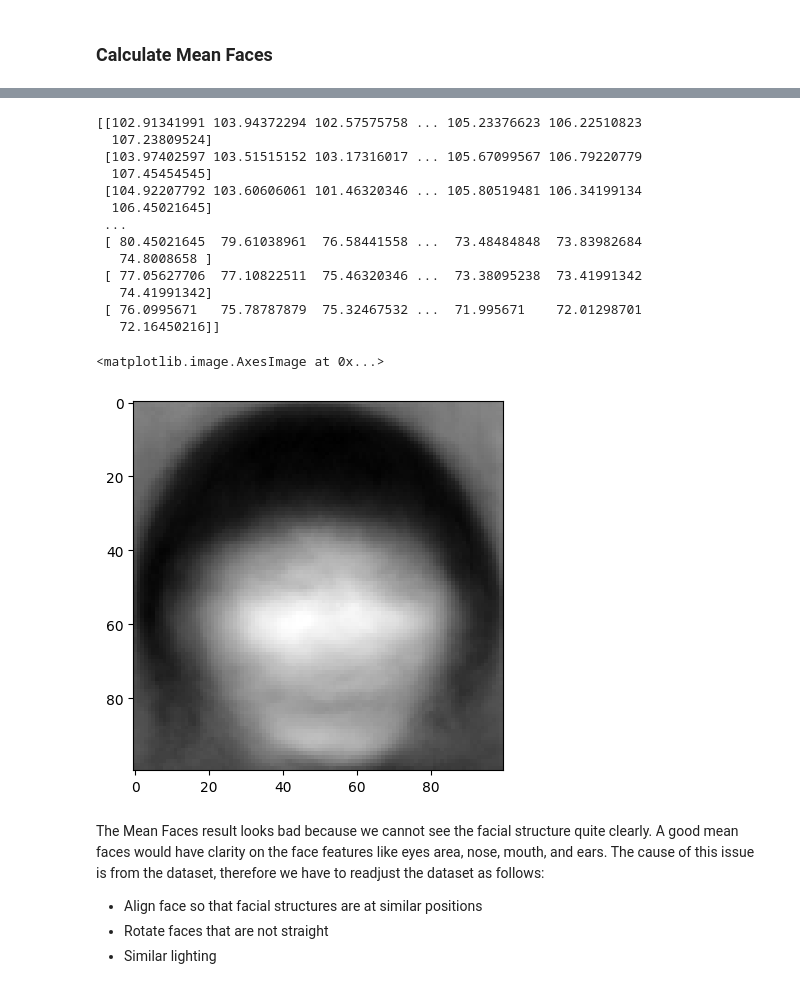
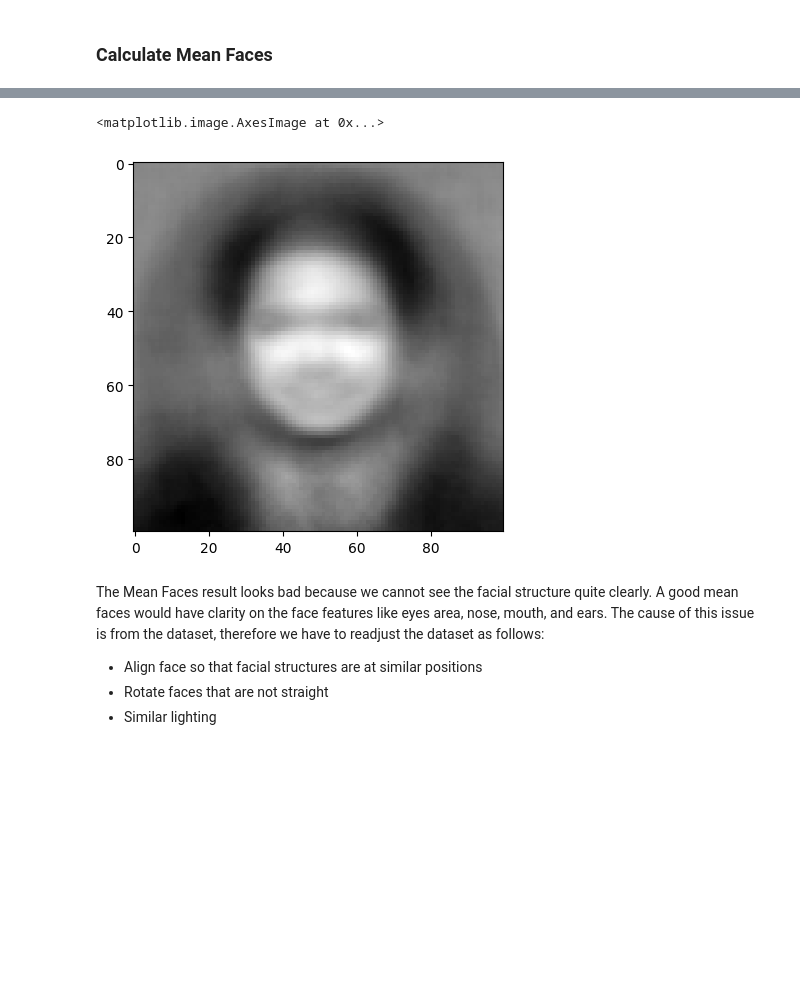
Before and after one commit to ReinerJasin/face_recognition_eigenfaces, a Jupyter notebook: project/face_recognition.ipynb, the cells around one changed output, grey strips where cells are left out. Cells and saved outputs as stored; diff of their text form; code cells hidden in the pictures; blank space fills up the shorter version.

```diff
--- a/project/face_recognition.ipynb
+++ b/project/face_recognition.ipynb
@@ -219,34 +208,23 @@ image_list.shape
 # %%
-mean_faces = []
+# mean_faces = []
 
-for pixel in np.arange(image_list.shape[1]):
-    mean_pixel = image_list[:, pixel].sum() / image_list.shape[0]
-    mean_faces.append(mean_pixel)
+# for pixel in np.arange(image_list.shape[1]):
+#     mean_pixel = image_list[:, pixel].sum() / image_list.shape[0]
+#     mean_faces.append(mean_pixel)
 
-mean_faces = np.array(mean_faces)
+# mean_faces = np.array(mean_faces)
 
-mean_faces = mean_faces.reshape(TARGET_HEIGHT,TARGET_WIDTH)
-print(mean_faces)
-plt.imshow(mean_faces, cmap='gray')
+mean_faces = image_list.mean(axis=0)
+
+mean_faces_reshaped = mean_faces.reshape(TARGET_HEIGHT,TARGET_WIDTH)
+# print(mean_faces_reshaped)
+plt.imshow(mean_faces_reshaped, cmap='gray')
 
 # image_list.sum() / len(image_list)
 # Compute the average of each pixel
 # %% [output]
-[[102.91341991 103.94372294 102.57575758 ... 105.23376623 106.22510823
-  107.23809524]
- [103.97402597 103.51515152 103.17316017 ... 105.67099567 106.79220779
-  107.45454545]
- [104.92207792 103.60606061 101.46320346 ... 105.80519481 106.34199134
-  106.45021645]
- ...
- [ 80.45021645  79.61038961  76.58441558 ...  73.48484848  73.83982684
-   74.8008658 ]
- [ 77.05627706  77.10822511  75.46320346 ...  73.38095238  73.41991342
-   74.41991342]
- [ 76.0995671   75.78787879  75.32467532 ...  71.995671    72.01298701
-   72.16450216]]
+<matplotlib.image.AxesImage at 0x...>
-<matplotlib.image.AxesImage at 0x...>
-[figure, old version]
+[figure, new version]
 # %% [markdown]
 The Mean Faces result looks bad because we cannot see the facial structure quite clearly. A good mean faces would have clarity on the face features like eyes area, nose, mouth, and ears. The cause of this issue is from the dataset, therefore we have to readjust the dataset as follows:
 * Align face so that facial structures are at similar positions
```
Also changed, not shown: parts of 5 cells of this notebook.
